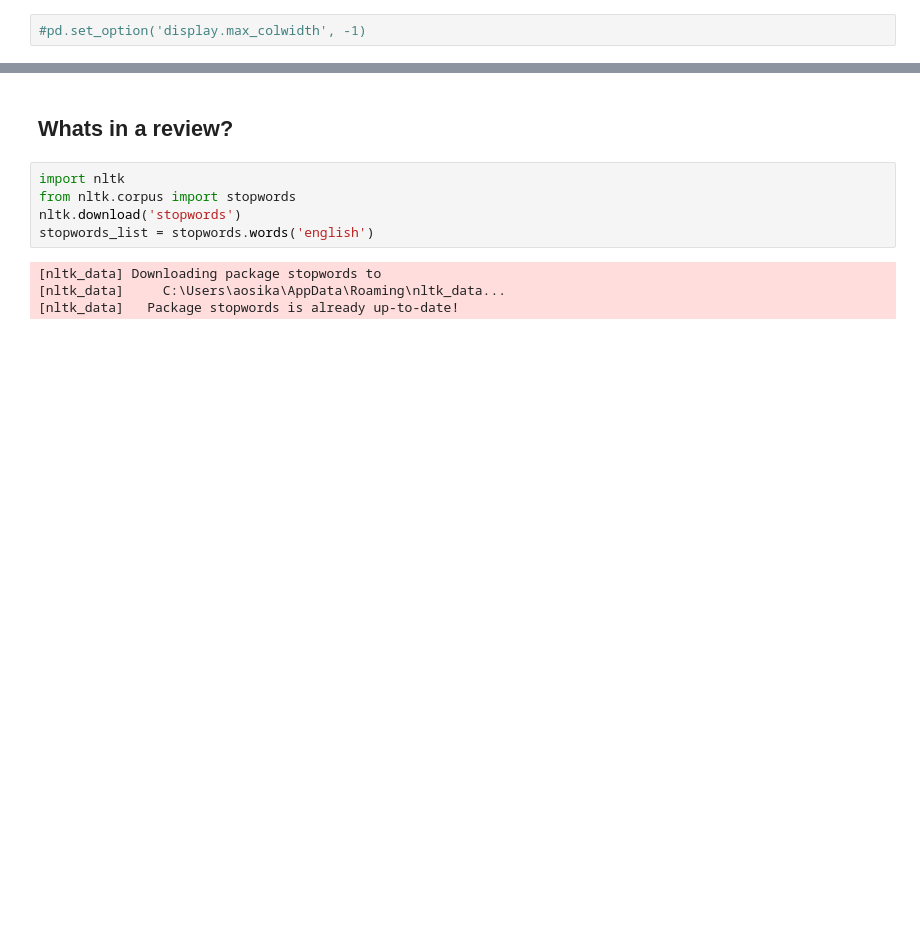
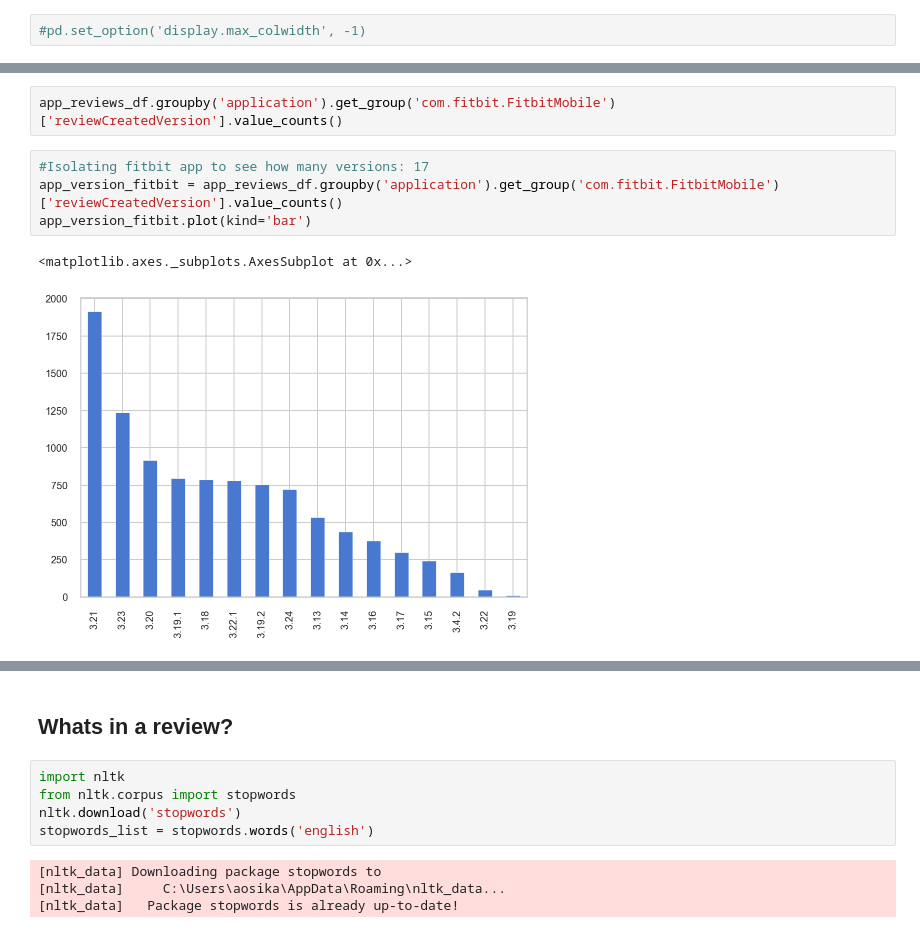
Before and after one commit to andiosika/dsc-capstone-project-v2-online-ds-pt-100719, a Jupyter notebook: ideas.ipynb, the cells around one changed output, grey strips where cells are left out. Saved outputs shown, nothing was run; the diff lists cells and outputs as text; blank space fills up the shorter version.

```diff
--- a/ideas.ipynb
+++ b/ideas.ipynb
@@ -403,0 +445,9 @@ Name: replyContent, Length: 19631, dtype: object
+# %%
+app_reviews_df.groupby('application').get_group('com.fitbit.FitbitMobile')['reviewCreatedVersion'].value_counts()
+# %%
+#Isolating fitbit app to see how many versions: 17
+app_version_fitbit = app_reviews_df.groupby('application').get_group('com.fitbit.FitbitMobile')['reviewCreatedVersion'].value_counts()
+app_version_fitbit.plot(kind='bar')
+# %% [output]
+<matplotlib.axes._subplots.AxesSubplot at 0x...>
+[figure, added]
```
Also changed, not shown: parts of 50 cells of this notebook, 1 other file.
